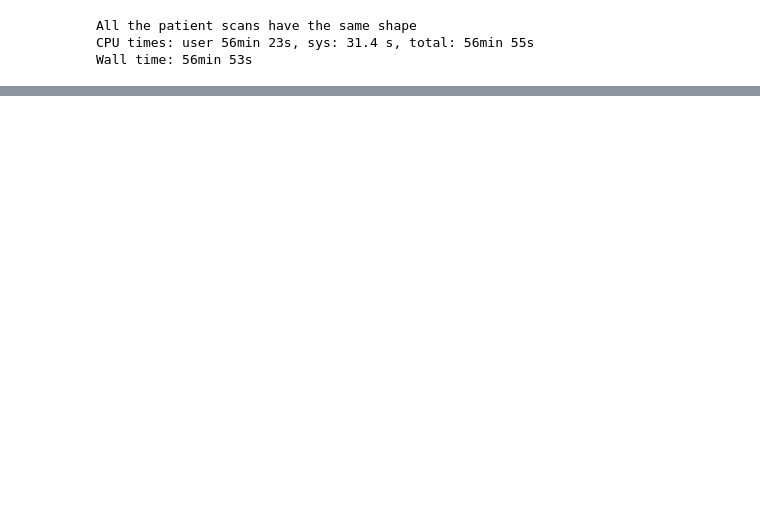
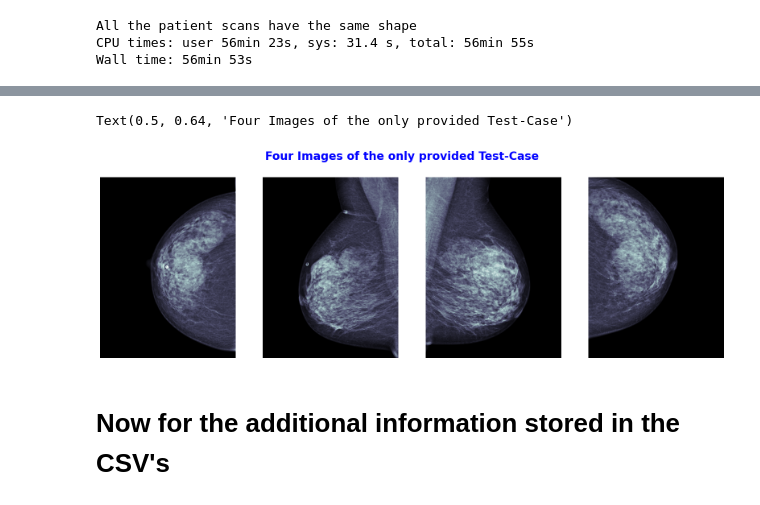
Before and after one commit to Oliver-Busemann/RSNA_Breast_Cancer_Detection, a Jupyter notebook: RSNA_Notebook_1_Data_Exploration.ipynb, the cells around one changed output, grey strips where cells are left out. Cells and saved outputs as stored; diff of their text form; code cells hidden in the pictures; blank space fills up the shorter version.

```diff
--- a/RSNA_Notebook_1_Data_Exploration.ipynb
+++ b/RSNA_Notebook_1_Data_Exploration.ipynb
@@ -242,0 +245,5 @@ Wall time: 56min 53s
+# %%
+exp_test = test_files[0]
+exp_test_files = os.listdir(test_files[0])
+exp_test_paths = [os.path.join(test_files[0], file) for file in exp_test_files]
+exp_test_paths
@@ -242,0 +255,2 @@ Wall time: 56min 53s
+# %%
+(test_0, test_1, test_2, test_3) = (pydicom.dcmread(file) for file in exp_test_paths)
@@ -242,0 +277,13 @@ Wall time: 56min 53s
+# %%
+test_images = [test_0, test_1, test_2, test_3]
+fig_2, ax_2 = plt.subplots(nrows=1, ncols=4, figsize=(20, 20))
+for col in range(4):
+    file = test_images[col]
+    ax_2[col].imshow(file.pixel_array, cmap='bone')
+    ax_2[col].axis('off')
+fig_2.suptitle('Four Images of the only provided Test-Case', y=0.64, fontsize=20, fontweight="bold", c='b')
+# %% [output]
+Text(0.5, 0.64, 'Four Images of the only provided Test-Case')
+[figure, added]
+# %% [markdown]
+# Now for the additional information stored in the CSV's
```
Also changed, not shown: parts of 29 cells of this notebook.
